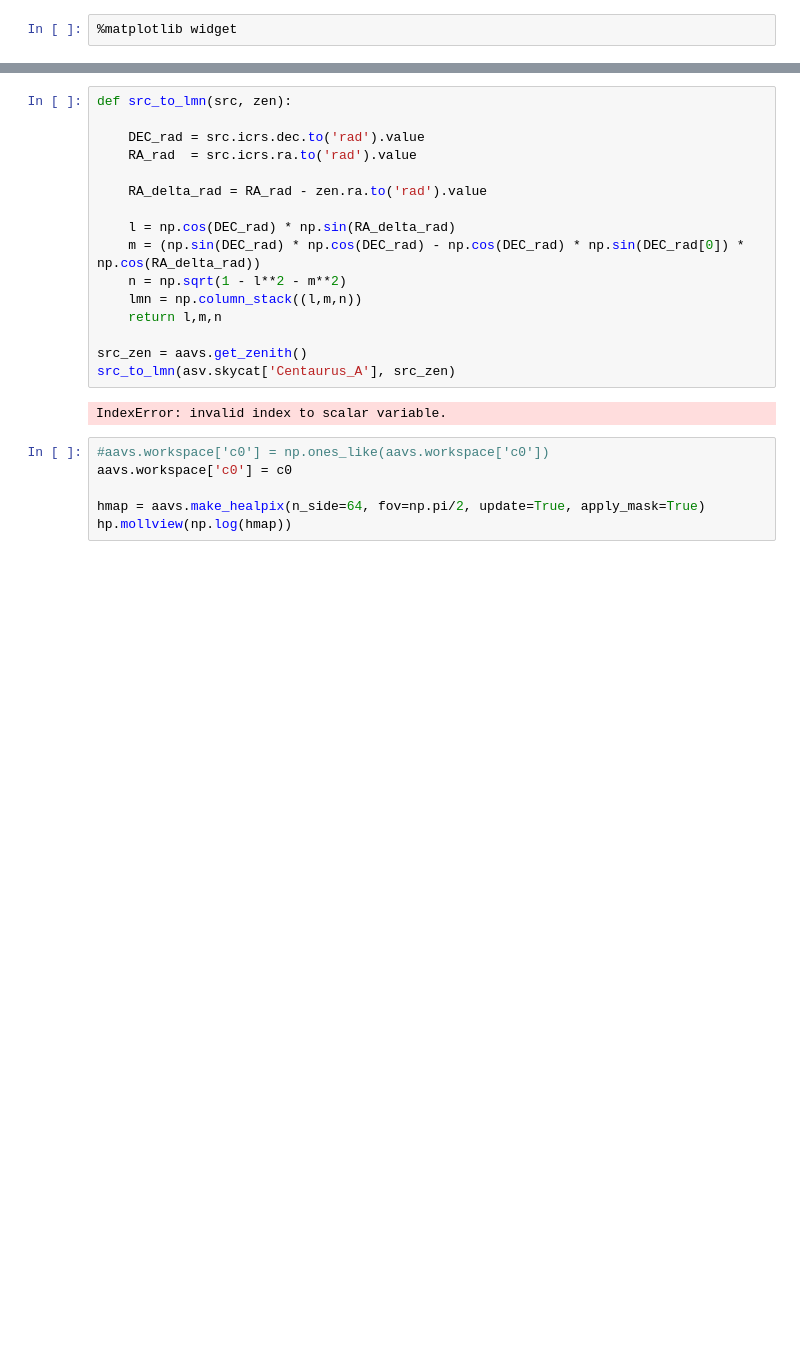
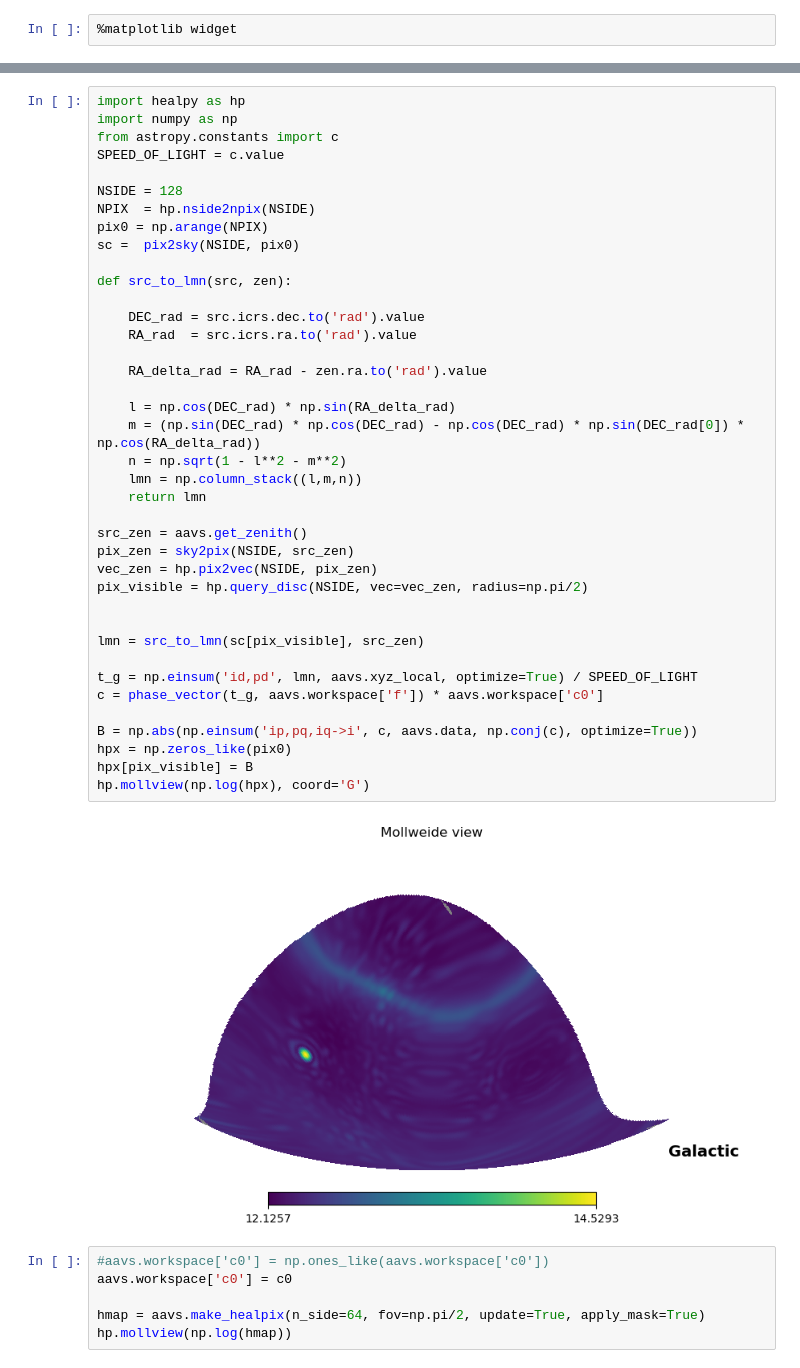
Before and after one commit to telegraphic/postx, a Jupyter notebook: dev/direct_to_healpix2.ipynb, the cells around one changed output, grey strips where cells are left out. Drawn from its saved outputs; the diff is of its cells as text; blank space fills up the shorter version.

```diff
--- a/dev/direct_to_healpix2.ipynb
+++ b/dev/direct_to_healpix2.ipynb
@@ -158,21 +159,44 @@ asv.plot(np.log(gsm[::-1]), subplot_id=(1,2,2), overlay_srcs=True)
 # %%
+import healpy as hp
+import numpy as np
+from astropy.constants import c
+SPEED_OF_LIGHT = c.value
+
+NSIDE = 128
+NPIX  = hp.nside2npix(NSIDE)
+pix0 = np.arange(NPIX)
+sc =  pix2sky(NSIDE, pix0)
+
 def src_to_lmn(src, zen):
 
     DEC_rad = src.icrs.dec.to('rad').value
     RA_rad  = src.icrs.ra.to('rad').value
 
     RA_delta_rad = RA_rad - zen.ra.to('rad').value
 
     l = np.cos(DEC_rad) * np.sin(RA_delta_rad)
     m = (np.sin(DEC_rad) * np.cos(DEC_rad) - np.cos(DEC_rad) * np.sin(DEC_rad[0]) * np.cos(RA_delta_rad))
     n = np.sqrt(1 - l**2 - m**2)
     lmn = np.column_stack((l,m,n))
-    return l,m,n
+    return lmn
 
 src_zen = aavs.get_zenith()
-src_to_lmn(asv.skycat['Centaurus_A'], src_zen)
+pix_zen = sky2pix(NSIDE, src_zen)
+vec_zen = hp.pix2vec(NSIDE, pix_zen)
+pix_visible = hp.query_disc(NSIDE, vec=vec_zen, radius=np.pi/2)
+
+
+lmn = src_to_lmn(sc[pix_visible], src_zen)
+
+t_g = np.einsum('id,pd', lmn, aavs.xyz_local, optimize=True) / SPEED_OF_LIGHT
+c = phase_vector(t_g, aavs.workspace['f']) * aavs.workspace['c0']
+
+B = np.abs(np.einsum('ip,pq,iq->i', c, aavs.data, np.conj(c), optimize=True))
+hpx = np.zeros_like(pix0)
+hpx[pix_visible] = B
+hp.mollview(np.log(hpx), coord='G')
 # %% [output]
-IndexError: invalid index to scalar variable.
+[figure, added]
 # %%
 #aavs.workspace['c0'] = np.ones_like(aavs.workspace['c0'])
 aavs.workspace['c0'] = c0
```
Also changed, not shown: parts of 6 cells of this notebook, 8 other files.
